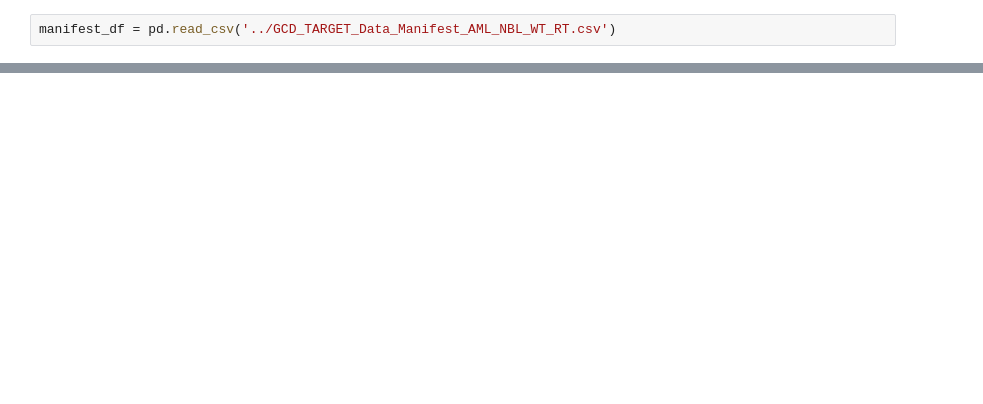
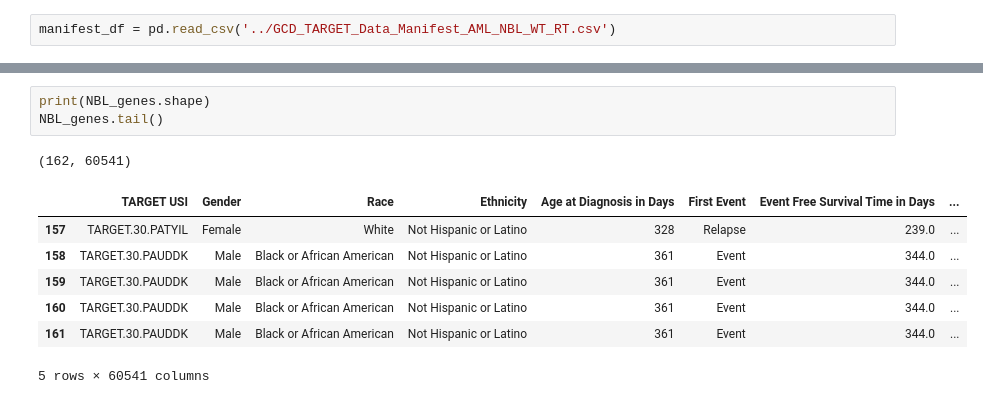
Before and after one commit to NCBI-Hackathons/ConsensusML, a Jupyter notebook: scripts/david_Eda.ipynb, the cells around one changed output, grey strips where cells are left out. Cells and saved outputs as stored; diff of their text form; blank space fills up the shorter version.

```diff
--- a/scripts/david_Eda.ipynb
+++ b/scripts/david_Eda.ipynb
@@ -103,0 +117,12 @@ WT_df = wt_disc_df.merge(wt_mani, on='TARGET USI')
+# %%
+print(NBL_genes.shape)
+NBL_genes.tail()
+# %% [output]
+(162, 60541)
+|  | TARGET USI | Gender | Race | Ethnicity | Age at Diagnosis in Days | First Event | Event Free Survival Time in Days | ... |
+| 157 | TARGET.30.PATYIL | Female | White | Not Hispanic or Latino | 328 | Relapse | 239.0 | ... |
+| 158 | TARGET.30.PAUDDK | Male | Black or African American | Not Hispanic or Latino | 361 | Event | 344.0 | ... |
+| 159 | TARGET.30.PAUDDK | Male | Black or African American | Not Hispanic or Latino | 361 | Event | 344.0 | ... |
+| 160 | TARGET.30.PAUDDK | Male | Black or African American | Not Hispanic or Latino | 361 | Event | 344.0 | ... |
+| 161 | TARGET.30.PAUDDK | Male | Black or African American | Not Hispanic or Latino | 361 | Event | 344.0 | ... |
+5 rows × 60541 columns
```
Also changed, not shown: parts of 33 cells of this notebook.
